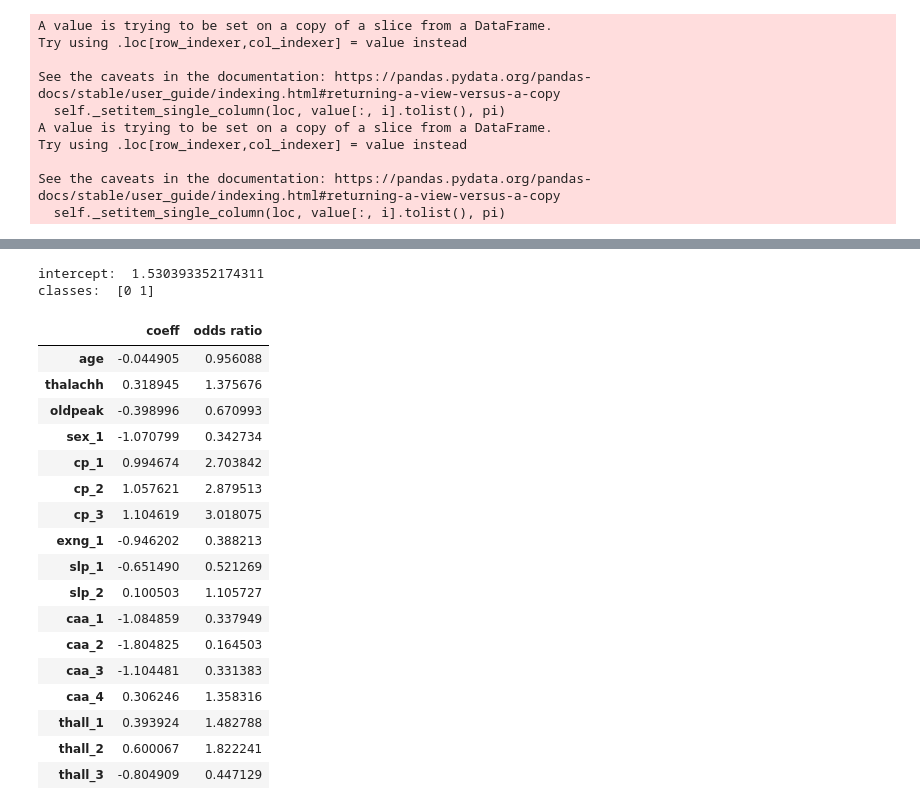
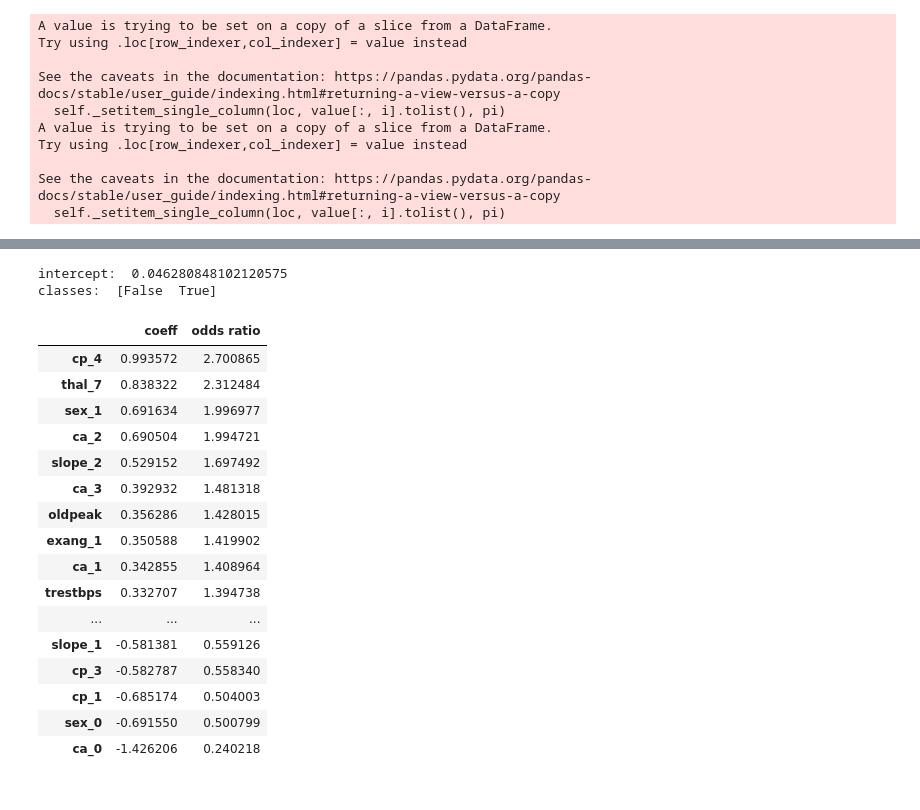
Before and after one commit to rswilson32/heart_disease_analysis, a Jupyter notebook: heart.ipynb, the cells around one changed output, grey strips where cells are left out. Saved outputs shown, nothing was run; the diff lists cells and outputs as text; code cells hidden in the pictures.

```diff
--- a/heart.ipynb
+++ b/heart.ipynb
@@ -196,9 +319,7 @@ X = heart.iloc[:, : -1]
 y = heart.iloc[:, -1]
 
 # one-hot-vector encoding for the categorical attributes
-cat_cols = ['sex', 'cp', 'exng', 'slp', 'caa', 'thall']
-# 'fbs', 'restecg',
-X = pd.get_dummies(data = X, columns = cat_cols, drop_first = True)
+X = pd.get_dummies(data = X, columns = cat_cols) #drop_first = True)
 # %%
 # splitting the data
 from sklearn.model_selection import train_test_split
@@ -247,10 +363,0 @@ My first model was a decision tree. This model seems reasonable because we have
-# %%
-from sklearn.tree import DecisionTreeClassifier
-from sklearn.ensemble import RandomForestClassifier
-
-# creating our instance
-classifier_DT = DecisionTreeClassifier(random_state = 32)
-classifier_DT.fit(X_train, y_train)
-
-classifier_RF = RandomForestClassifier(random_state = 32)
-classifier_RF.fit(X_train, y_train)
@@ -386,6 +441,0 @@ Here we can visualize the priority of each attribute in our models. The decision
-# %%
-from sklearn.linear_model import LogisticRegression
-
-# creating the instance
-classifier_LR = LogisticRegression(random_state = 32)
-classifier_LR.fit(X_train, y_train)
@@ -432,15 +449,21 @@ The accuracy is now 88%. (Note: My first trial, including all attributes, had an
 # %%
+import sklearn.metrics as metrics
+
 sns.set(rc = {'figure.figsize' : (10, 10)})
 
-import sklearn.metrics as metrics
+# fitting
+best_clf = LogisticRegression(random_state = 32)
+best_clf.fit(X_train, y_train)
 
-y_pred_proba = classifier_LR.predict_proba(X_test)[::,1]
+# probabilities for ROC curve
+y_pred_proba = best_clf.predict_proba(X_test)[::,1]
 fpr, tpr, _ = metrics.roc_curve(y_test,  y_pred_proba)
 
+# plotting
 plt.plot(fpr, tpr, linewidth = 3)
 plt.plot([0,1], [0,1], linestyle = 'dashed', color = 'black')
 
-plt.title('ROC curve')
+plt.title('ROC curve, linear regression')
 plt.xlabel('false positive rate')
 plt.ylabel('true positive rate')
 plt.show()
@@ -456,28 +491,28 @@ Here is the ROC curve. The area under the ROC curve is 0.884, and hugs the top l
 # %%
-print('intercept: ', classifier_LR.intercept_[0])
-print('classes: ', classifier_LR.classes_)
-pd.DataFrame({'coeff' : classifier_LR.coef_[0],
-              'odds ratio' : np.exp(classifier_LR.coef_[0])},
-             index = X_train.columns)
+# table of each attribute in our finalized classifier, along with its odds ratio
+print('intercept: ', best_clf.intercept_[0])
+print('classes: ', best_clf.classes_)
+pd.DataFrame({'coeff' : best_clf.coef_[0],
+              'odds ratio' : np.exp(best_clf.coef_[0])},
+             index = X_train.columns).sort_values(by = 'odds ratio', ascending = False)
 # %% [output]
-intercept:  1.530393352174311
-classes:  [0 1]
+intercept:  0.046280848102120575
+classes:  [False  True]
 |  | coeff | odds ratio |
-| age | -0.044905 | 0.956088 |
-| thalachh | 0.318945 | 1.375676 |
-| oldpeak | -0.398996 | 0.670993 |
-| sex_1 | -1.070799 | 0.342734 |
-| cp_1 | 0.994674 | 2.703842 |
-| cp_2 | 1.057621 | 2.879513 |
-| cp_3 | 1.104619 | 3.018075 |
-| exng_1 | -0.946202 | 0.388213 |
-| slp_1 | -0.651490 | 0.521269 |
-| slp_2 | 0.100503 | 1.105727 |
-| caa_1 | -1.084859 | 0.337949 |
-| caa_2 | -1.804825 | 0.164503 |
-| caa_3 | -1.104481 | 0.331383 |
-| caa_4 | 0.306246 | 1.358316 |
-| thall_1 | 0.393924 | 1.482788 |
-| thall_2 | 0.600067 | 1.822241 |
-| thall_3 | -0.804909 | 0.447129 |
+| cp_4 | 0.993572 | 2.700865 |
+| thal_7 | 0.838322 | 2.312484 |
+| sex_1 | 0.691634 | 1.996977 |
+| ca_2 | 0.690504 | 1.994721 |
+| slope_2 | 0.529152 | 1.697492 |
+| ca_3 | 0.392932 | 1.481318 |
+| oldpeak | 0.356286 | 1.428015 |
+| exang_1 | 0.350588 | 1.419902 |
+| ca_1 | 0.342855 | 1.408964 |
+| trestbps | 0.332707 | 1.394738 |
+| ... | ... | ... |
+| slope_1 | -0.581381 | 0.559126 |
+| cp_3 | -0.582787 | 0.558340 |
+| cp_1 | -0.685174 | 0.504003 |
+| sex_0 | -0.691550 | 0.500799 |
+| ca_0 | -1.426206 | 0.240218 |
 # %% [markdown]
```
Also changed, not shown: parts of 69 cells of this notebook.
